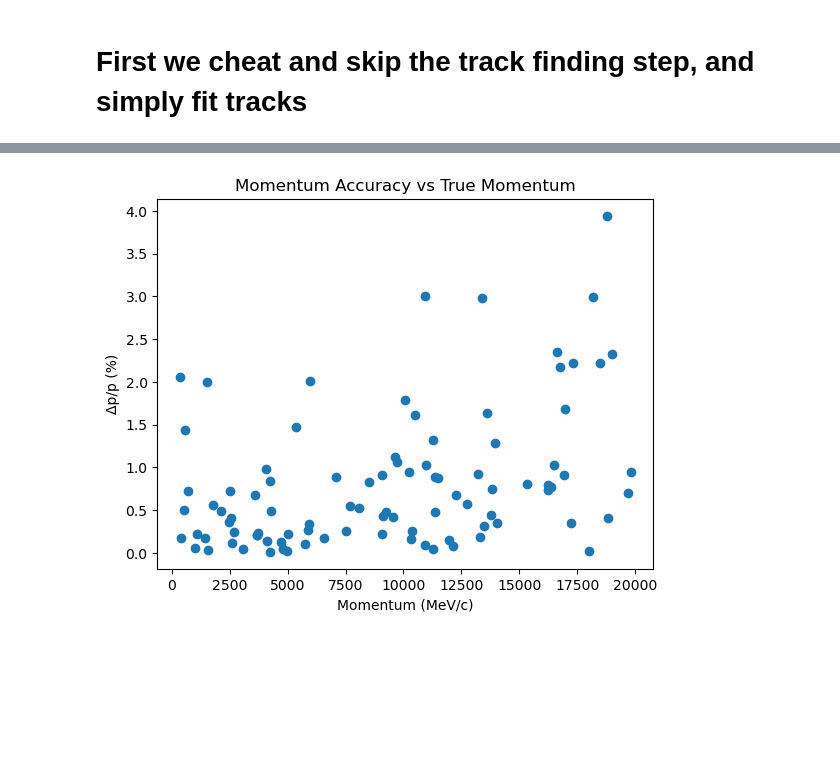
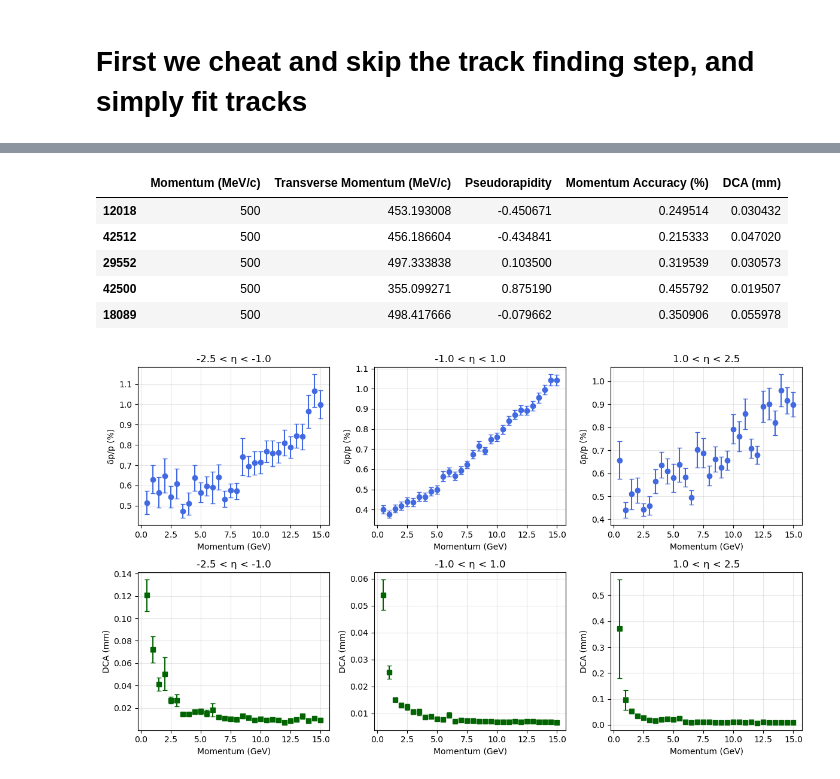
Before and after one commit to P4GAN/B8_Project, a Jupyter notebook: Analysis/TrackAnalysis.ipynb, the cells around one changed output, grey strips where cells are left out. Drawn from its saved outputs; the diff is of its cells as text; code cells hidden in the pictures; blank space fills up the shorter version.

Commit message:
Refactoring run process and prettier graphs

```diff
--- a/Analysis/TrackAnalysis.ipynb
+++ b/Analysis/TrackAnalysis.ipynb
@@ -228,19 +207,79 @@ for eventID in trueMomenta:
         dp = np.abs(reconstructed_momentum - p) / p * 100
         if dp > 9:
             continue
-        p_list.append(p)
+        p_list.append(round(p))
         pT_list.append(pT)
         eta_list.append(eta)
         dp_list.append(dp)
         DCA_list.append(DCA)
 
-plt.scatter(p_list, dp_list)
-plt.xlabel("Momentum (MeV/c)")
-plt.ylabel("Δp/p (%)")
-plt.title("Momentum Accuracy vs True Momentum")
-plt.show()
+
+df = pd.DataFrame({
+    "Momentum (MeV/c)": p_list,
+    "Transverse Momentum (MeV/c)": pT_list,
+    "Pseudorapidity": eta_list,
+    "Momentum Accuracy (%)": dp_list,
+    "DCA (mm)": DCA_list
+})
+
+df.sort_values(by="Momentum (MeV/c)", inplace=True)
+
+df.head()
 # %% [output]
-[figure, removed]
+|  | Momentum (MeV/c) | Transverse Momentum (MeV/c) | Pseudorapidity | Momentum Accuracy (%) | DCA (mm) |
+| 12018 | 500 | 453.193008 | -0.450671 | 0.249514 | 0.030432 |
+| 42512 | 500 | 456.186604 | -0.434841 | 0.215333 | 0.047020 |
+| 29552 | 500 | 497.333838 | 0.103500 | 0.319539 | 0.030573 |
+| 42500 | 500 | 355.099271 | 0.875190 | 0.455792 | 0.019507 |
+| 18089 | 500 | 498.417666 | -0.079662 | 0.350906 | 0.055978 |
+# %%
+fig, axes = plt.subplots(2, 3, figsize=(12, 7))
+
+eta_bins = [
+    (-2.5, -1.0),
+    (-1.0,  1.0),
+    ( 1.0,  2.5),
+]
+
+for i, (eta_lo, eta_hi) in enumerate(eta_bins):
+    df_eta = df[(df["Pseudorapidity"] >= eta_lo) &
+                (df["Pseudorapidity"] < eta_hi)]
+
+    momentum_points = sorted(df_eta["Momentum (MeV/c)"].unique())
+
+    p_Gev = []
+    p_accuracy = []
+    p_accuracy_err = []
+    DCA = []
+    DCA_err = []
+
+    for p in momentum_points:
+        subset = df_eta[df_eta["Momentum (MeV/c)"] == p]
+
+        p_Gev.append(p / 1000.0)
+        p_accuracy.append(subset["Momentum Accuracy (%)"].mean())
+        p_accuracy_err.append(subset["Momentum Accuracy (%)"].std() / np.sqrt(len(subset)))
+        DCA.append(subset["DCA (mm)"].mean())
+        DCA_err.append(subset["DCA (mm)"].std() / np.sqrt(len(subset)))
+
+    ax = axes[0, i]
+    ax.errorbar(p_Gev, p_accuracy, yerr=p_accuracy_err, fmt='o', color='royalblue', capsize=3)
+    ax.set_title(f"{eta_lo} < η < {eta_hi}")
+    ax.set_xlabel("Momentum (GeV)")
+    ax.set_ylabel("δp/p (%)")
+    ax.grid(alpha=0.3)
+
+    ax = axes[1, i]
+    ax.errorbar(p_Gev, DCA, yerr=DCA_err, fmt='s', color='darkgreen', capsize=3)
+    ax.set_title(f"{eta_lo} < η < {eta_hi}")
+    ax.set_xlabel("Momentum (GeV)")
+    ax.set_ylabel("DCA (mm)")
+    ax.grid(alpha=0.3)
+
+plt.tight_layout()
+plt.show()
+# %% [output]
+[figure, added]
 # %%
 plt.scatter(pT_list, DCA_list)
 plt.xlabel("True Momentum (MeV/c)")
```
Also changed, not shown: parts of 9 cells of this notebook, 10 other files.
